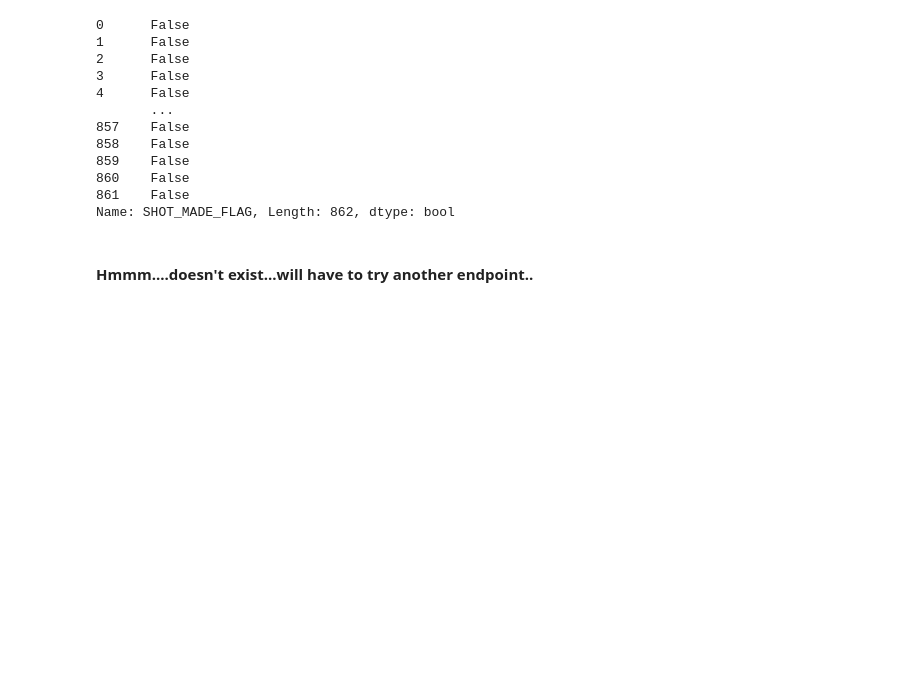
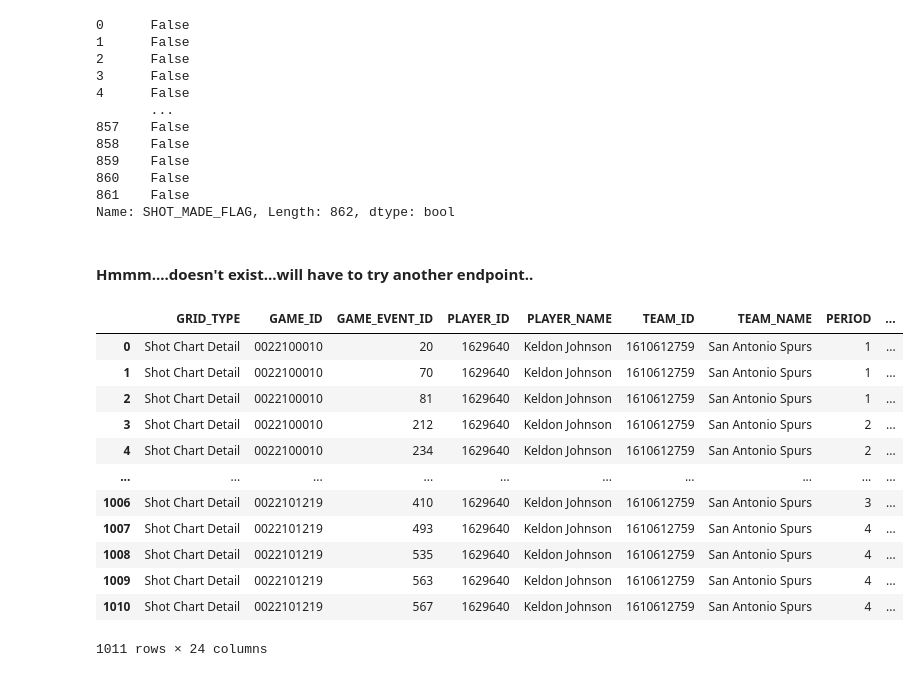
Before and after one commit to Eyring-Miller-Muriithi-capstone/shot-caller-for-ballers, a Jupyter notebook: Notebooks/Jen/Eyring-notebook.ipynb, the cells around one changed output. Cells and saved outputs as stored; diff of their text form; code cells hidden in the pictures; blank space fills up the shorter version.

```diff
--- a/Notebooks/Jen/Eyring-notebook.ipynb
+++ b/Notebooks/Jen/Eyring-notebook.ipynb
@@ -122,0 +183,16 @@ Name: SHOT_MADE_FLAG, Length: 862, dtype: bool
+# %%
+player_shotchart_df
+# %% [output]
+|  | GRID_TYPE | GAME_ID | GAME_EVENT_ID | PLAYER_ID | PLAYER_NAME | TEAM_ID | TEAM_NAME | PERIOD | ... |
+| 0 | Shot Chart Detail | 0022100010 | 20 | 1629640 | Keldon Johnson | 1610612759 | San Antonio Spurs | 1 | ... |
+| 1 | Shot Chart Detail | 0022100010 | 70 | 1629640 | Keldon Johnson | 1610612759 | San Antonio Spurs | 1 | ... |
+| 2 | Shot Chart Detail | 0022100010 | 81 | 1629640 | Keldon Johnson | 1610612759 | San Antonio Spurs | 1 | ... |
+| 3 | Shot Chart Detail | 0022100010 | 212 | 1629640 | Keldon Johnson | 1610612759 | San Antonio Spurs | 2 | ... |
+| 4 | Shot Chart Detail | 0022100010 | 234 | 1629640 | Keldon Johnson | 1610612759 | San Antonio Spurs | 2 | ... |
+| ... | ... | ... | ... | ... | ... | ... | ... | ... | ... |
+| 1006 | Shot Chart Detail | 0022101219 | 410 | 1629640 | Keldon Johnson | 1610612759 | San Antonio Spurs | 3 | ... |
+| 1007 | Shot Chart Detail | 0022101219 | 493 | 1629640 | Keldon Johnson | 1610612759 | San Antonio Spurs | 4 | ... |
+| 1008 | Shot Chart Detail | 0022101219 | 535 | 1629640 | Keldon Johnson | 1610612759 | San Antonio Spurs | 4 | ... |
+| 1009 | Shot Chart Detail | 0022101219 | 563 | 1629640 | Keldon Johnson | 1610612759 | San Antonio Spurs | 4 | ... |
+| 1010 | Shot Chart Detail | 0022101219 | 567 | 1629640 | Keldon Johnson | 1610612759 | San Antonio Spurs | 4 | ... |
+1011 rows × 24 columns
```
Also changed, not shown: parts of 8 cells of this notebook, 1 other file.
